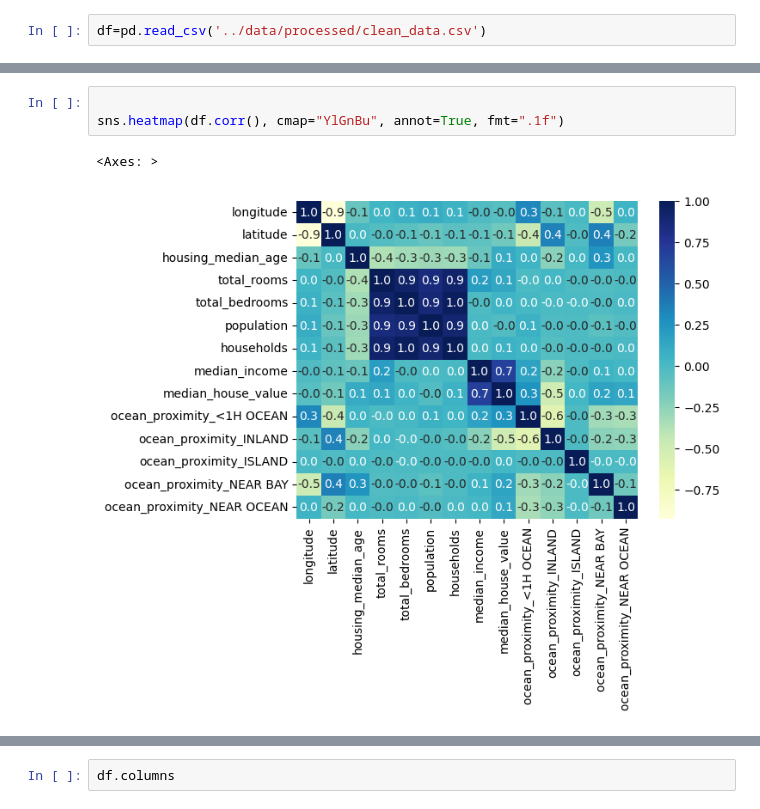
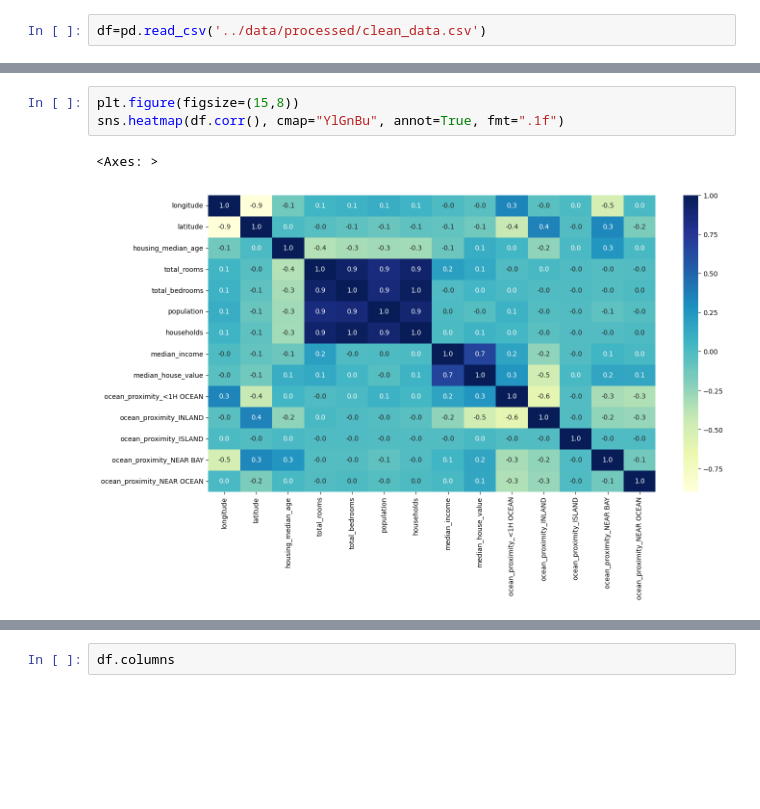
Before and after one commit to Amalaseeli/house_price_prediction, a Jupyter notebook: notebooks/EDA.ipynb, the cells around one changed output, grey strips where cells are left out. Saved outputs shown, nothing was run; the diff lists cells and outputs as text; blank space fills up the shorter version.

```diff
--- a/notebooks/EDA.ipynb
+++ b/notebooks/EDA.ipynb
@@ -83,7 +83,7 @@ df.corr()
 # %%
-
+plt.figure(figsize=(15,8))
 sns.heatmap(df.corr(), cmap="YlGnBu", annot=True, fmt=".1f")
 # %% [output]
 <Axes: >
-[figure, old version]
+[figure, new version]
 # %%
```
Also changed, not shown: parts of 7 cells of this notebook, 3 other files.
